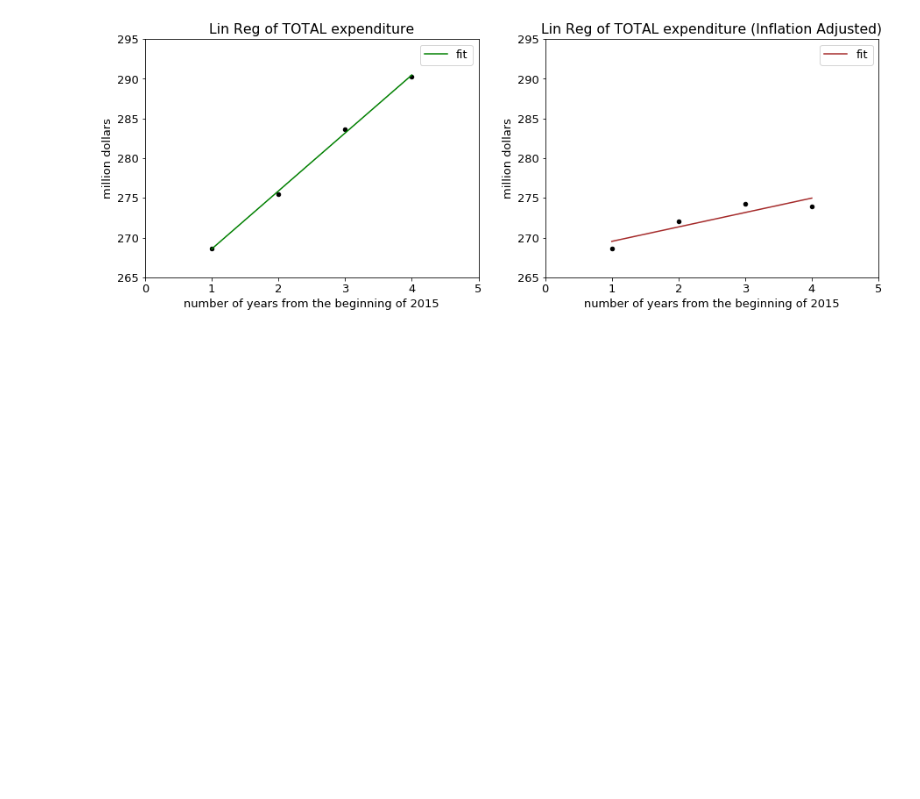
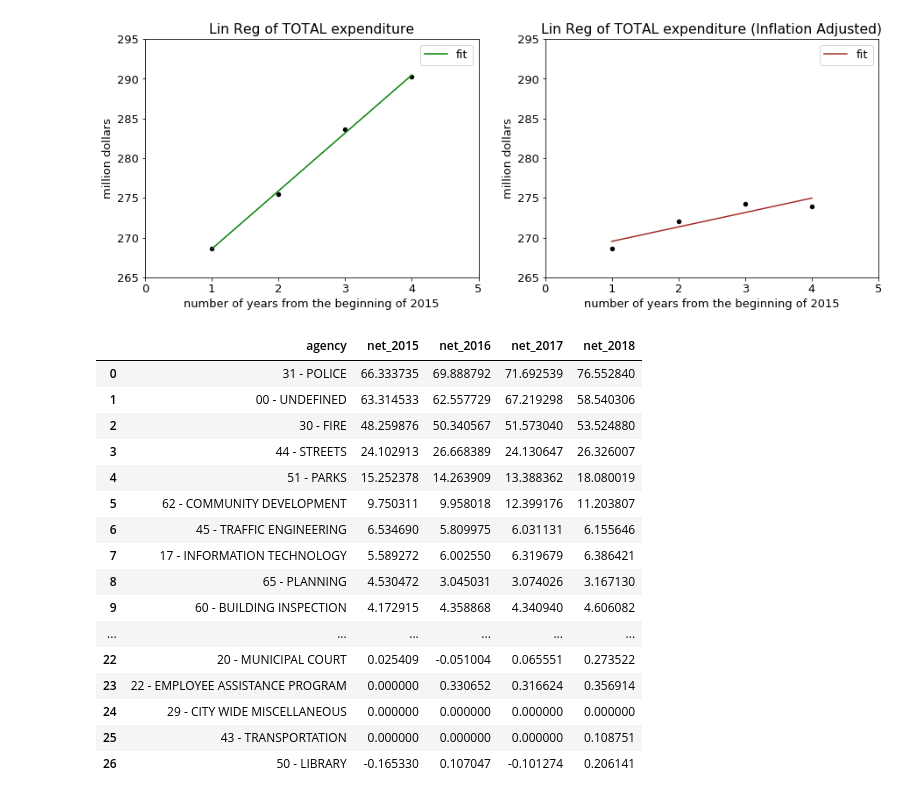
Before and after one commit to Kuku2333/s19-city-t3, a Jupyter notebook: yuankun.ipynb, the cells around one changed output. Cells and saved outputs as stored; diff of their text form; code cells hidden in the pictures; blank space fills up the shorter version.

```diff
--- a/yuankun.ipynb
+++ b/yuankun.ipynb
@@ -639,0 +642,24 @@ None
+# %%
+df0 = pd.read_sql('SELECT agency, SUM(fy2015) as net_2015, SUM(fy2016) as net_2016, SUM(fy2017) as net_2017, SUM(fy2018) as net_2018 '
+                    'FROM expenditure_table '
+                    'GROUP BY agency '
+                    'ORDER BY net_2015 DESC ', conn)
+df0
+# %% [output]
+|  | agency | net_2015 | net_2016 | net_2017 | net_2018 |
+| 0 | 31 - POLICE | 66.333735 | 69.888792 | 71.692539 | 76.552840 |
+| 1 | 00 - UNDEFINED | 63.314533 | 62.557729 | 67.219298 | 58.540306 |
+| 2 | 30 - FIRE | 48.259876 | 50.340567 | 51.573040 | 53.524880 |
+| 3 | 44 - STREETS | 24.102913 | 26.668389 | 24.130647 | 26.326007 |
+| 4 | 51 - PARKS | 15.252378 | 14.263909 | 13.388362 | 18.080019 |
+| 5 | 62 - COMMUNITY DEVELOPMENT | 9.750311 | 9.958018 | 12.399176 | 11.203807 |
+| 6 | 45 - TRAFFIC ENGINEERING | 6.534690 | 5.809975 | 6.031131 | 6.155646 |
+| 7 | 17 - INFORMATION TECHNOLOGY | 5.589272 | 6.002550 | 6.319679 | 6.386421 |
+| 8 | 65 - PLANNING | 4.530472 | 3.045031 | 3.074026 | 3.167130 |
+| 9 | 60 - BUILDING INSPECTION | 4.172915 | 4.358868 | 4.340940 | 4.606082 |
+| ... | ... | ... | ... | ... | ... |
+| 22 | 20 - MUNICIPAL COURT | 0.025409 | -0.051004 | 0.065551 | 0.273522 |
+| 23 | 22 - EMPLOYEE ASSISTANCE PROGRAM | 0.000000 | 0.330652 | 0.316624 | 0.356914 |
+| 24 | 29 - CITY WIDE MISCELLANEOUS | 0.000000 | 0.000000 | 0.000000 | 0.000000 |
+| 25 | 43 - TRANSPORTATION | 0.000000 | 0.000000 | 0.000000 | 0.108751 |
+| 26 | 50 - LIBRARY | -0.165330 | 0.107047 | -0.101274 | 0.206141 |
```
Also changed, not shown: parts of 7 cells of this notebook.
